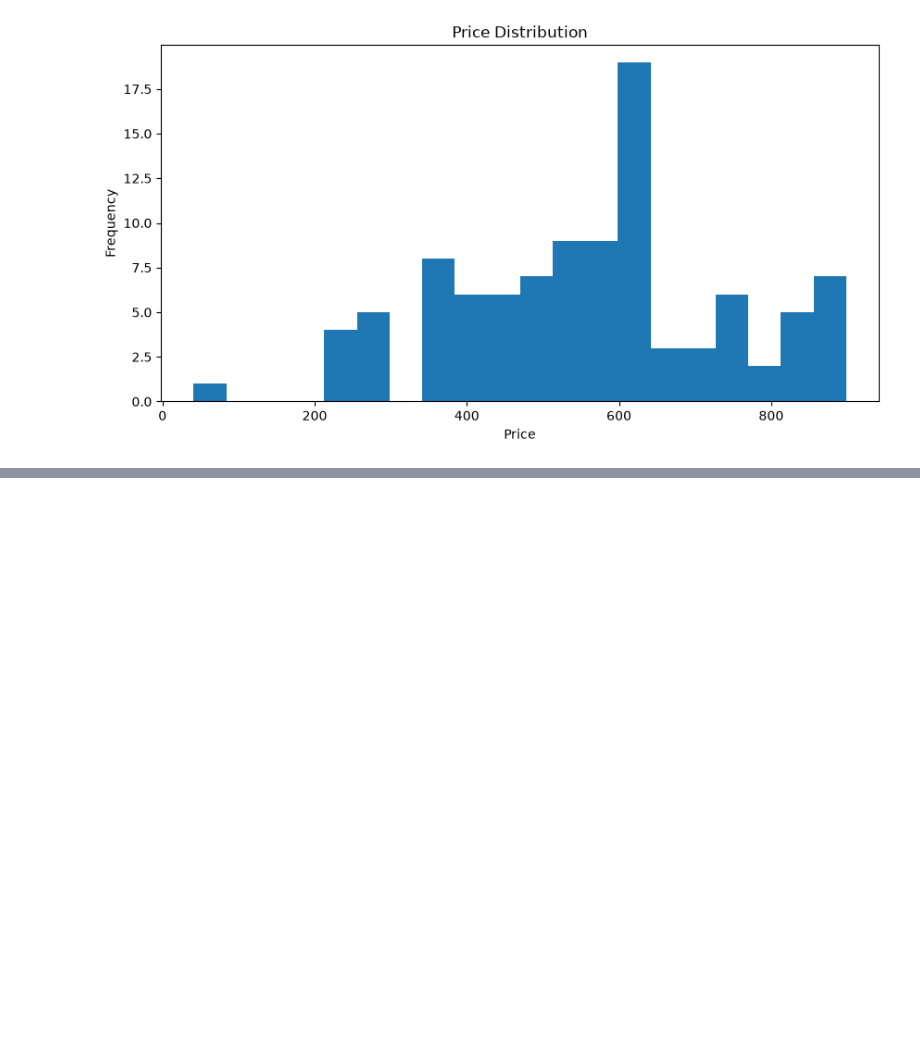
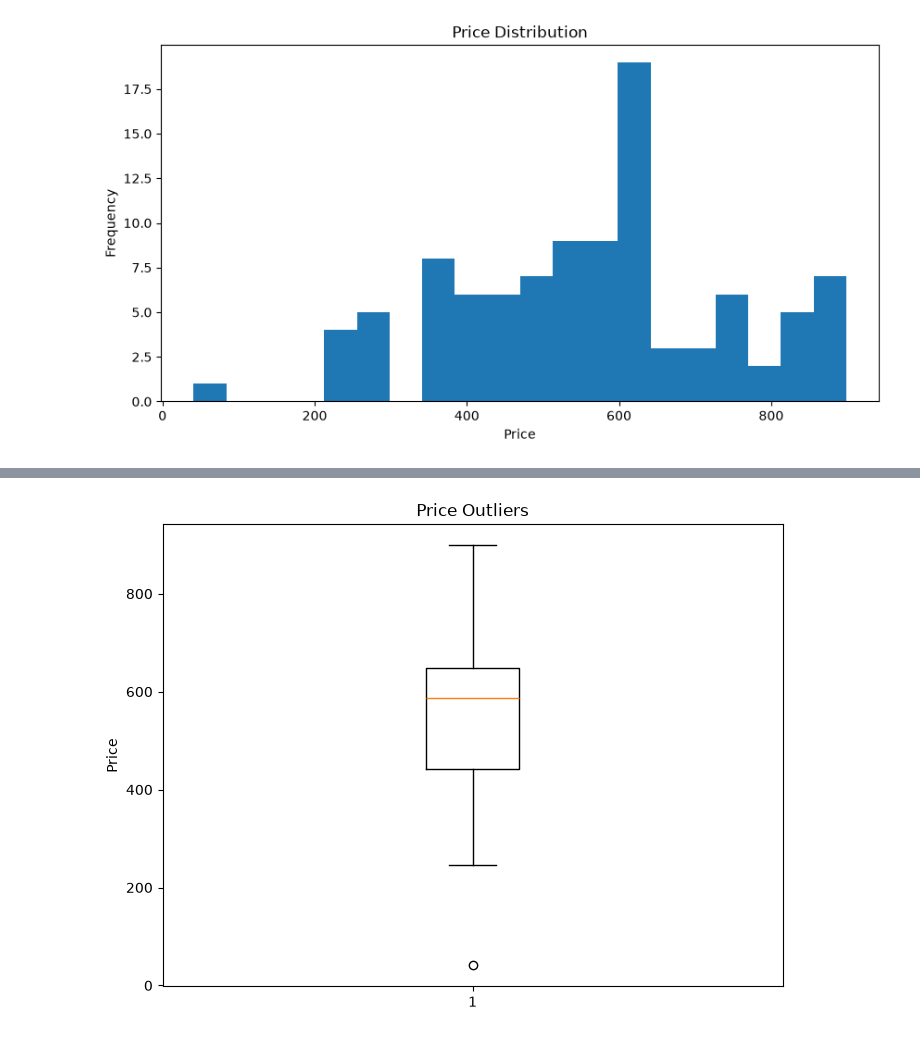
Before and after one commit to MalikShakir786/pandas_lib, a Jupyter notebook: lib/visual.ipynb, the cells around one changed output, grey strips where cells are left out. Cells and saved outputs as stored; diff of their text form; code cells hidden in the pictures; blank space fills up the shorter version.

```diff
--- a/lib/visual.ipynb
+++ b/lib/visual.ipynb
@@ -103,0 +114,10 @@ plt.show()
+# %%
+plt.figure(figsize=(8,6))
+plt.boxplot(df['Price'])
+
+plt.ylabel('Price')
+plt.title('Price Outliers')
+
+plt.show()
+# %% [output]
+[figure, added]
```
Also changed, not shown: parts of 4 cells of this notebook.
